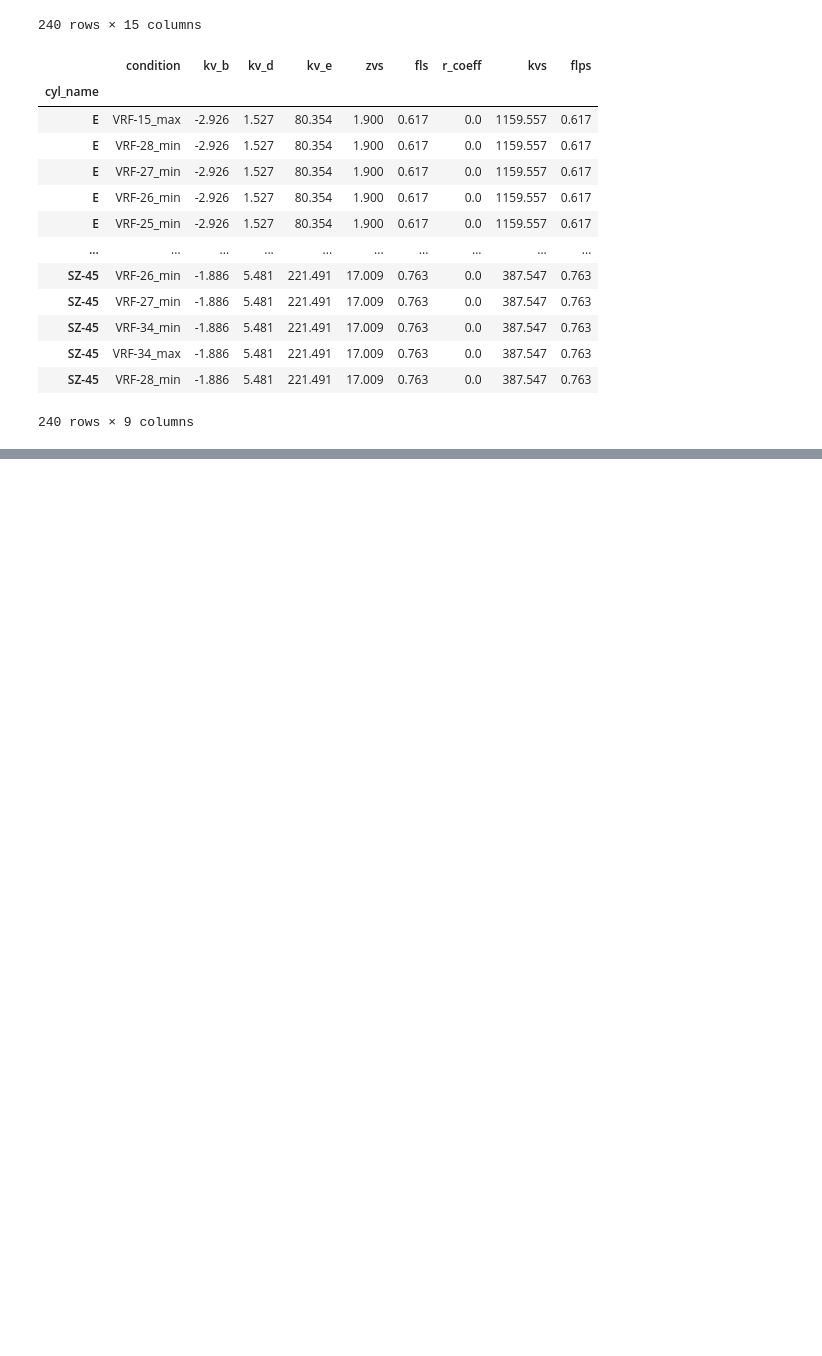
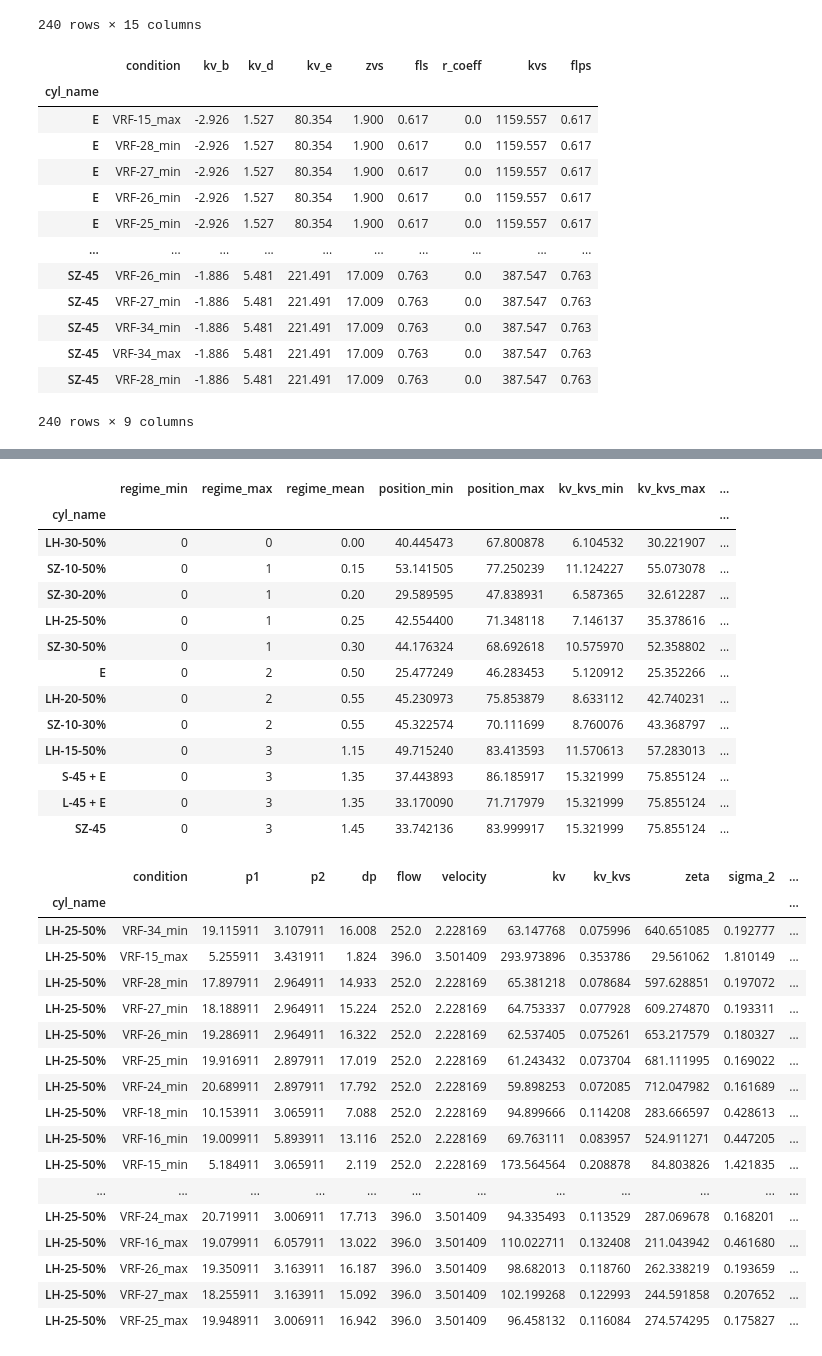
Before and after one commit to ratral/hyd4gpv_py, a Jupyter notebook: gpv_v002.ipynb, the cells around one changed output, grey strips where cells are left out. Drawn from its saved outputs; the diff is of its cells as text; code cells hidden in the pictures; blank space fills up the shorter version.

```diff
--- a/gpv_v002.ipynb
+++ b/gpv_v002.ipynb
@@ -219,0 +165,40 @@ display(ser)
+# %%
+#@title 1.5 cylinder prioritization (summarizing the results)
+prioritized_cylinders = gpv.cylinder_prioritization(df2)
+
+display(prioritized_cylinders)
+print(f'\n')
+display(df2.loc[prioritized_cylinders.iloc[3].name])
+# %% [output]
+|  | regime_min | regime_max | regime_mean | position_min | position_max | kv_kvs_min | kv_kvs_max | ... |
+| cyl_name |  |  |  |  |  |  |  | ... |
+| LH-30-50% | 0 | 0 | 0.00 | 40.445473 | 67.800878 | 6.104532 | 30.221907 | ... |
+| SZ-10-50% | 0 | 1 | 0.15 | 53.141505 | 77.250239 | 11.124227 | 55.073078 | ... |
+| SZ-30-20% | 0 | 1 | 0.20 | 29.589595 | 47.838931 | 6.587365 | 32.612287 | ... |
+| LH-25-50% | 0 | 1 | 0.25 | 42.554400 | 71.348118 | 7.146137 | 35.378616 | ... |
+| SZ-30-50% | 0 | 1 | 0.30 | 44.176324 | 68.692618 | 10.575970 | 52.358802 | ... |
+| E | 0 | 2 | 0.50 | 25.477249 | 46.283453 | 5.120912 | 25.352266 | ... |
+| LH-20-50% | 0 | 2 | 0.55 | 45.230973 | 75.853879 | 8.633112 | 42.740231 | ... |
+| SZ-10-30% | 0 | 2 | 0.55 | 45.322574 | 70.111699 | 8.760076 | 43.368797 | ... |
+| LH-15-50% | 0 | 3 | 1.15 | 49.715240 | 83.413593 | 11.570613 | 57.283013 | ... |
+| S-45 + E | 0 | 3 | 1.35 | 37.443893 | 86.185917 | 15.321999 | 75.855124 | ... |
+| L-45 + E | 0 | 3 | 1.35 | 33.170090 | 71.717979 | 15.321999 | 75.855124 | ... |
+| SZ-45 | 0 | 3 | 1.45 | 33.742136 | 83.999917 | 15.321999 | 75.855124 | ... |
+|  | condition | p1 | p2 | dp | flow | velocity | kv | kv_kvs | zeta | sigma_2 | ... |
+| cyl_name |  |  |  |  |  |  |  |  |  |  | ... |
+| LH-25-50% | VRF-34_min | 19.115911 | 3.107911 | 16.008 | 252.0 | 2.228169 | 63.147768 | 0.075996 | 640.651085 | 0.192777 | ... |
+| LH-25-50% | VRF-15_max | 5.255911 | 3.431911 | 1.824 | 396.0 | 3.501409 | 293.973896 | 0.353786 | 29.561062 | 1.810149 | ... |
+| LH-25-50% | VRF-28_min | 17.897911 | 2.964911 | 14.933 | 252.0 | 2.228169 | 65.381218 | 0.078684 | 597.628851 | 0.197072 | ... |
+| LH-25-50% | VRF-27_min | 18.188911 | 2.964911 | 15.224 | 252.0 | 2.228169 | 64.753337 | 0.077928 | 609.274870 | 0.193311 | ... |
+| LH-25-50% | VRF-26_min | 19.286911 | 2.964911 | 16.322 | 252.0 | 2.228169 | 62.537405 | 0.075261 | 653.217579 | 0.180327 | ... |
+| LH-25-50% | VRF-25_min | 19.916911 | 2.897911 | 17.019 | 252.0 | 2.228169 | 61.243432 | 0.073704 | 681.111995 | 0.169022 | ... |
+| LH-25-50% | VRF-24_min | 20.689911 | 2.897911 | 17.792 | 252.0 | 2.228169 | 59.898253 | 0.072085 | 712.047982 | 0.161689 | ... |
+| LH-25-50% | VRF-18_min | 10.153911 | 3.065911 | 7.088 | 252.0 | 2.228169 | 94.899666 | 0.114208 | 283.666597 | 0.428613 | ... |
+| LH-25-50% | VRF-16_min | 19.009911 | 5.893911 | 13.116 | 252.0 | 2.228169 | 69.763111 | 0.083957 | 524.911271 | 0.447205 | ... |
+| LH-25-50% | VRF-15_min | 5.184911 | 3.065911 | 2.119 | 252.0 | 2.228169 | 173.564564 | 0.208878 | 84.803826 | 1.421835 | ... |
+| ... | ... | ... | ... | ... | ... | ... | ... | ... | ... | ... | ... |
+| LH-25-50% | VRF-24_max | 20.719911 | 3.006911 | 17.713 | 396.0 | 3.501409 | 94.335493 | 0.113529 | 287.069678 | 0.168201 | ... |
+| LH-25-50% | VRF-16_max | 19.079911 | 6.057911 | 13.022 | 396.0 | 3.501409 | 110.022711 | 0.132408 | 211.043942 | 0.461680 | ... |
+| LH-25-50% | VRF-26_max | 19.350911 | 3.163911 | 16.187 | 396.0 | 3.501409 | 98.682013 | 0.118760 | 262.338219 | 0.193659 | ... |
+| LH-25-50% | VRF-27_max | 18.255911 | 3.163911 | 15.092 | 396.0 | 3.501409 | 102.199268 | 0.122993 | 244.591858 | 0.207652 | ... |
+| LH-25-50% | VRF-25_max | 19.948911 | 3.006911 | 16.942 | 396.0 | 3.501409 | 96.458132 | 0.116084 | 274.574295 | 0.175827 | ... |
```
Also changed, not shown: parts of 2 cells of this notebook.
